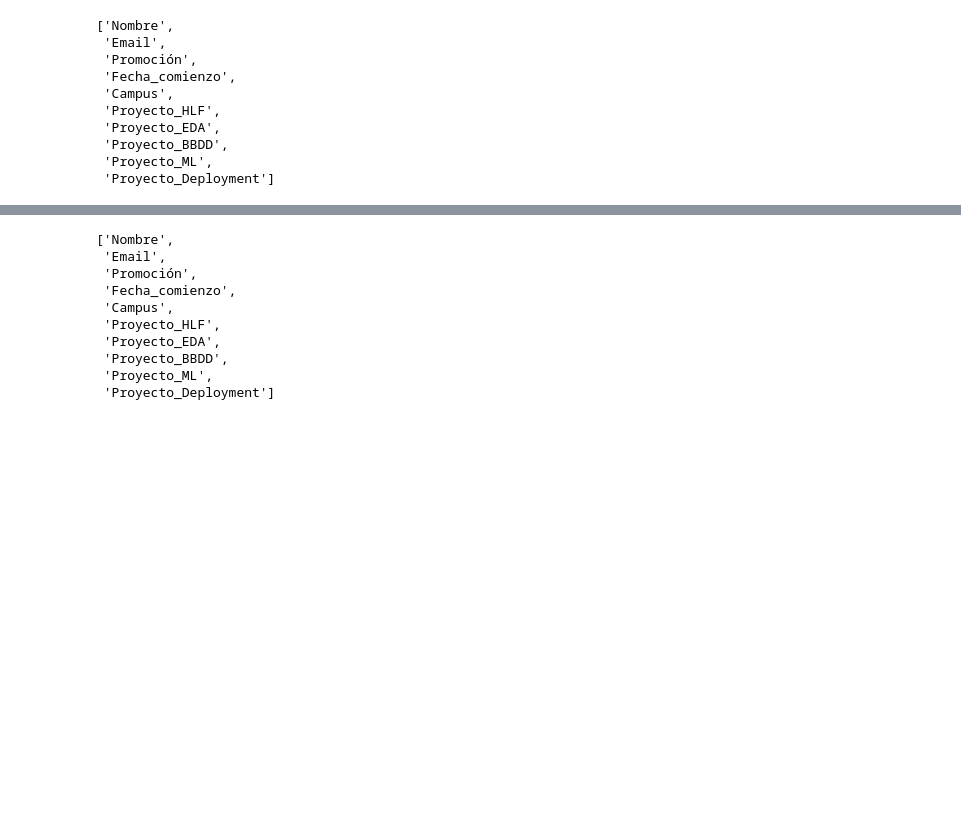
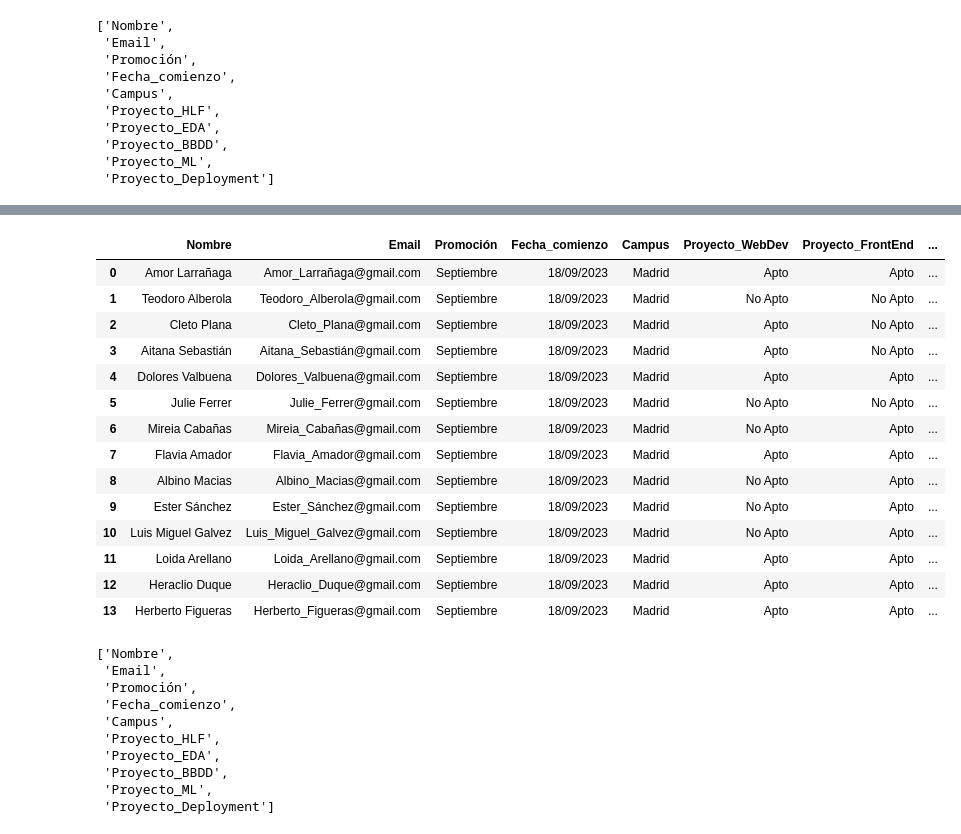
Before and after one commit to SortegaG/SQLite, a Jupyter notebook: Enunciado/data/dataframes.ipynb, the cells around one changed output, grey strips where cells are left out. Cells and saved outputs as stored; diff of their text form; code cells hidden in the pictures; blank space fills up the shorter version.

```diff
--- a/Enunciado/data/dataframes.ipynb
+++ b/Enunciado/data/dataframes.ipynb
@@ -36,3 +50,21 @@ clase_1
+# %%
+clase_3
+# %% [output]
+|  | Nombre | Email | Promoción | Fecha_comienzo | Campus | Proyecto_WebDev | Proyecto_FrontEnd | ... |
+| 0 | Amor Larrañaga | Amor_Larrañaga@gmail.com | Septiembre | 18/09/2023 | Madrid | Apto | Apto | ... |
+| 1 | Teodoro Alberola | Teodoro_Alberola@gmail.com | Septiembre | 18/09/2023 | Madrid | No Apto | No Apto | ... |
+| 2 | Cleto Plana | Cleto_Plana@gmail.com | Septiembre | 18/09/2023 | Madrid | Apto | No Apto | ... |
+| 3 | Aitana Sebastián | Aitana_Sebastián@gmail.com | Septiembre | 18/09/2023 | Madrid | Apto | No Apto | ... |
+| 4 | Dolores Valbuena | Dolores_Valbuena@gmail.com | Septiembre | 18/09/2023 | Madrid | Apto | Apto | ... |
+| 5 | Julie Ferrer | Julie_Ferrer@gmail.com | Septiembre | 18/09/2023 | Madrid | No Apto | No Apto | ... |
+| 6 | Mireia Cabañas | Mireia_Cabañas@gmail.com | Septiembre | 18/09/2023 | Madrid | No Apto | Apto | ... |
+| 7 | Flavia Amador | Flavia_Amador@gmail.com | Septiembre | 18/09/2023 | Madrid | Apto | Apto | ... |
+| 8 | Albino Macias | Albino_Macias@gmail.com | Septiembre | 18/09/2023 | Madrid | No Apto | Apto | ... |
+| 9 | Ester Sánchez | Ester_Sánchez@gmail.com | Septiembre | 18/09/2023 | Madrid | No Apto | Apto | ... |
+| 10 | Luis Miguel Galvez | Luis_Miguel_Galvez@gmail.com | Septiembre | 18/09/2023 | Madrid | No Apto | Apto | ... |
+| 11 | Loida Arellano | Loida_Arellano@gmail.com | Septiembre | 18/09/2023 | Madrid | Apto | Apto | ... |
+| 12 | Heraclio Duque | Heraclio_Duque@gmail.com | Septiembre | 18/09/2023 | Madrid | Apto | Apto | ... |
+| 13 | Herberto Figueras | Herberto_Figueras@gmail.com | Septiembre | 18/09/2023 | Madrid | Apto | Apto | ... |
 # %%
 clase_2 = pd.read_csv("../data/clase_2.csv", sep =";")
 list(clase_2.columns)
```
Also changed, not shown: parts of 2 cells of this notebook, 4 other files.
